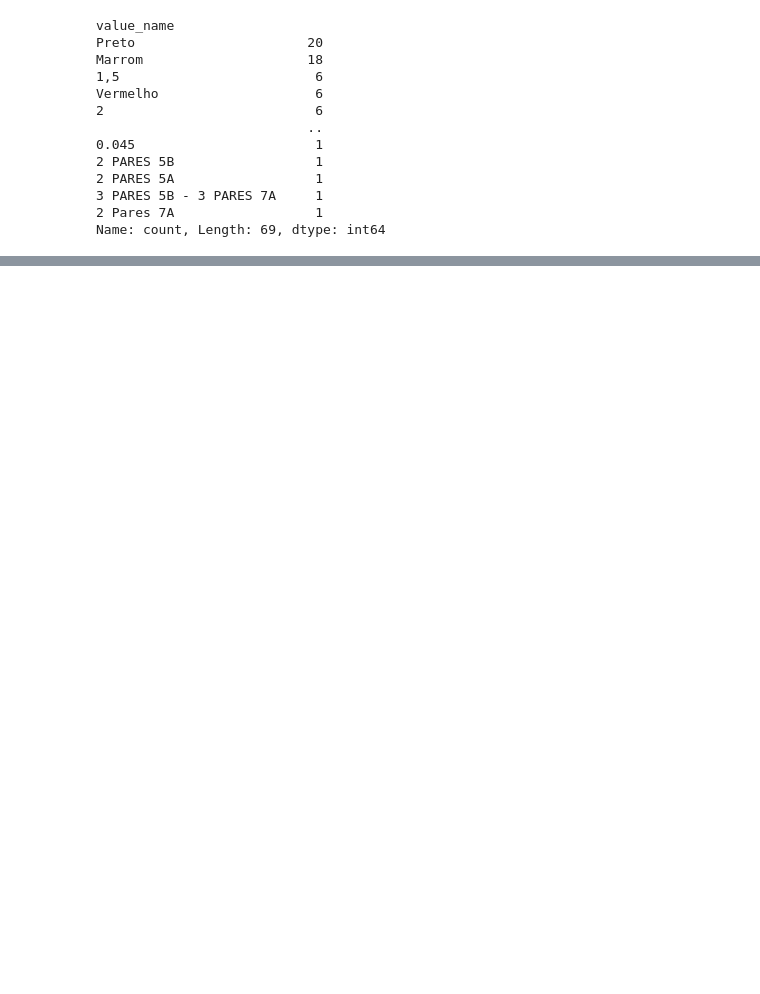
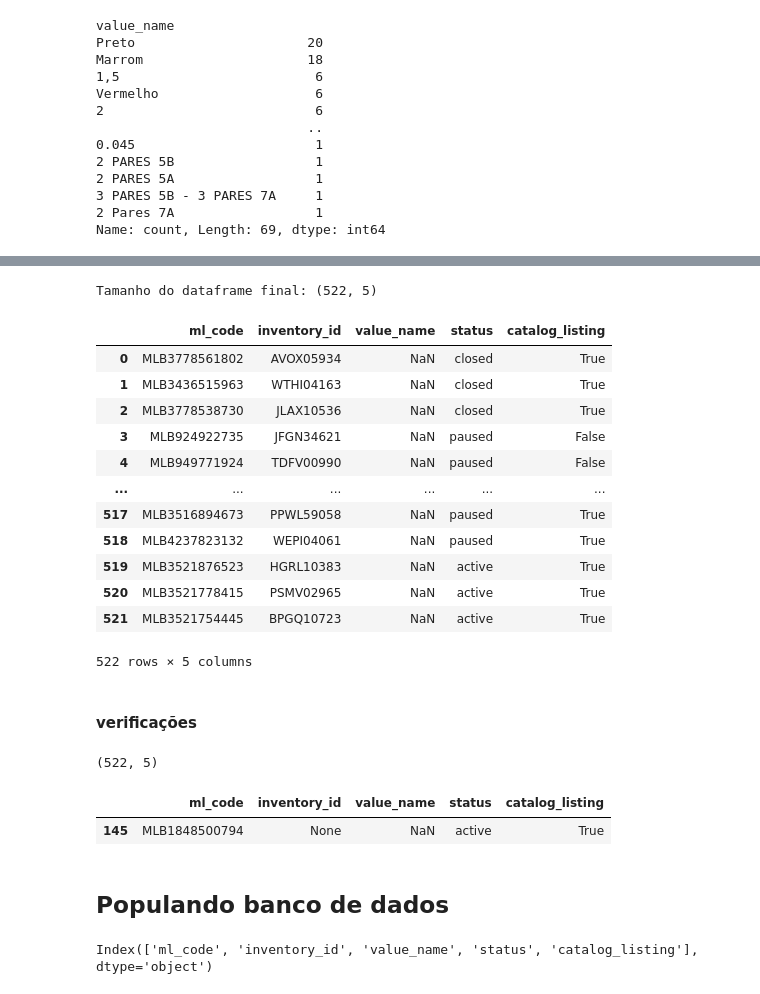
Before and after one commit to lpcoutinho/mcenter_streamlit, a Jupyter notebook: Notebooks/populando_tabela/tabela_de_produtos.ipynb, the cells around one changed output, grey strips where cells are left out. Drawn from its saved outputs; the diff is of its cells as text; code cells hidden in the pictures; blank space fills up the shorter version.

Commit message:
itens

```diff
--- a/Notebooks/criando_tabela_de_produtos.ipynb
+++ b/Notebooks/populando_tabela/tabela_de_produtos.ipynb
@@ -120,6 +145,9 @@ caminho_arquivo = '../Data/Output/lista_itens.json'
 # %%
+caminho_arquivo = '../../Data/Output/lista_itens.json'
+
 with open(caminho_arquivo, 'r') as arquivo:
     json_list_item = json.load(arquivo)
 
+print(f"Tamanho da lista de itens: {len(json_list_item)}")
 print(json_list_item)
 # %% [output]
@@ -922,0 +389,36 @@ ml_code(id_anuncio) | seller_sku |inventory_id ou variations[inventory_id] | var
+# %%
+# df_sku_var = df_sku_var.drop(['inventory_id'], axis=1)
+cols = ['ml_code', 'variation_inventory_id','value_name', 'status', 'catalog_listing']
+df_sku_var = df_sku_var[cols]
+df_sku_var = df_sku_var.rename(columns={'variation_inventory_id':'inventory_id'})
+
+print(f"Tamanho do dataframe final: {df_sku_var.shape}")
+df_sku_var
+# %% [output]
+Tamanho do dataframe final: (522, 5)
+|  | ml_code | inventory_id | value_name | status | catalog_listing |
+| 0 | MLB3778561802 | AVOX05934 | NaN | closed | True |
+| 1 | MLB3436515963 | WTHI04163 | NaN | closed | True |
+| 2 | MLB3778538730 | JLAX10536 | NaN | closed | True |
+| 3 | MLB924922735 | JFGN34621 | NaN | paused | False |
+| 4 | MLB949771924 | TDFV00990 | NaN | paused | False |
+| ... | ... | ... | ... | ... | ... |
+| 517 | MLB3516894673 | PPWL59058 | NaN | paused | True |
+| 518 | MLB4237823132 | WEPI04061 | NaN | paused | True |
+| 519 | MLB3521876523 | HGRL10383 | NaN | active | True |
+| 520 | MLB3521778415 | PSMV02965 | NaN | active | True |
+| 521 | MLB3521754445 | BPGQ10723 | NaN | active | True |
+522 rows × 5 columns
+# %% [markdown]
+#### verificações
+# %%
+count_nul = df_sku_var['inventory_id'].isna().sum()
+rows_with_nulls = df_sku_var.loc[df_sku_var['inventory_id'].isna()]
+print(df_sku_var.shape)
+df_sku_var['inventory_id'].value_counts()
+count_nul
+rows_with_nulls # fogão cocktop
+# %% [output]
+(522, 5)
+|  | ml_code | inventory_id | value_name | status | catalog_listing |
+| 145 | MLB1848500794 | None | NaN | active | True |
@@ -922,0 +433,6 @@ ml_code(id_anuncio) | seller_sku |inventory_id ou variations[inventory_id] | var
+# %% [markdown]
+## Populando banco de dados
+# %%
+df_sku_var.columns
+# %% [output]
+Index(['ml_code', 'inventory_id', 'value_name', 'status', 'catalog_listing'], dtype='object')
```
Also changed, not shown: parts of 74 cells of this notebook, 15 other files.
